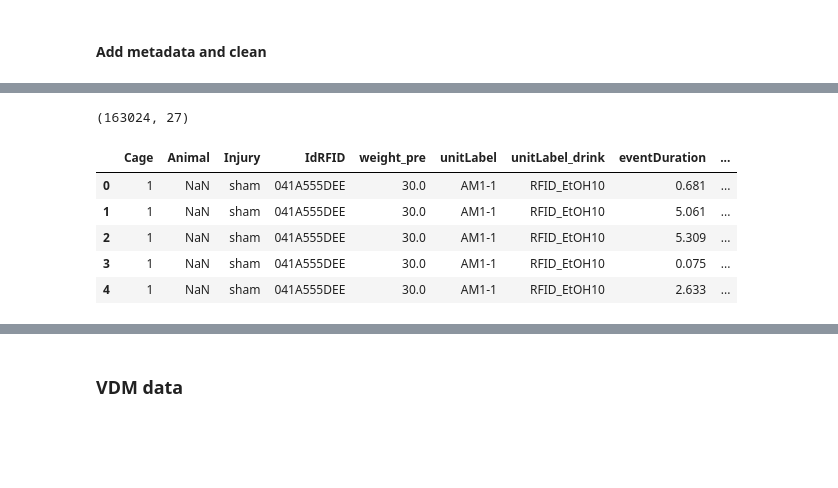
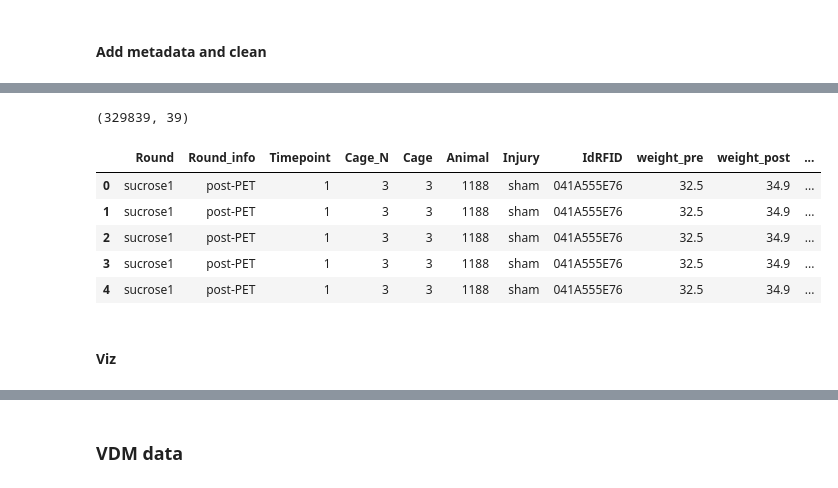
Before and after one commit to grace3999/RFID_polysubstance, a Jupyter notebook: RFID_VDM_wsucrose.ipynb, the cells around one changed output, grey strips where cells are left out. Cells and saved outputs as stored; diff of their text form; code cells hidden in the pictures; blank space fills up the shorter version.

```diff
--- a/RFID_VDM_wsucrose.ipynb
+++ b/RFID_VDM_wsucrose.ipynb
@@ -47,6 +50,9 @@ data_RFID = pd.DataFrame()
 
 for path in RFID_data_dir_paths:
     print(path)
+
+    if path.split('/')[-1] == '.DS_Store':
+        continue
 
     #create data table
     data_RFID_int = pd.read_csv(path, sep=';', encoding='utf-16')
@@ -201,10 +211,15 @@ plt.show()
 #column of running day count
 dat_map = dict(zip(data_RFID_next['RFID_date'].unique(), np.arange(1,len(data_RFID_next['RFID_date'].unique())+1)))
 data_RFID_next['RFID_day_count'] = data_RFID_next['RFID_date'].map(dat_map)
-#column of running hour and minute count
-data_RFID_next['RFID_hour_count'] = (data_RFID_next['RFID_day_count']*24) + data_RFID_next['RFID_hour'] - 24
-data_RFID_next['RFID_min_count'] = (data_RFID_next['RFID_hour_count']*60) + data_RFID_next['RFID_min'] - 60
-data_RFID_next['RFID_sec_count'] = (data_RFID_next['RFID_min_count']*60) + data_RFID_next['RFID_second'] - 60
+
+#column of running min and second count within each day
+data_RFID_next['RFID_min_count'] = (data_RFID_next['RFID_hour']*60) + data_RFID_next['RFID_min']
+data_RFID_next['RFID_sec_count'] = (data_RFID_next['RFID_min_count']*60) + data_RFID_next['RFID_second']
+
+#column of running hour and minute count across all days
+data_RFID_next['RFID_hour_count_running'] = (data_RFID_next['RFID_day_count']*24) + data_RFID_next['RFID_hour'] - 24
+data_RFID_next['RFID_min_count_running'] = (data_RFID_next['RFID_hour_count_running']*60) + data_RFID_next['RFID_min']
+data_RFID_next['RFID_sec_count_running'] = (data_RFID_next['RFID_min_count_running']*60) + data_RFID_next['RFID_second'] - 60
 
 print(data_RFID_next.shape)
 data_RFID_next.head()
@@ -220,11 +235,11 @@ data_RFID_next.head()
 #### Add light dark
 # %%
 def assign_ld(time):
-    if (time > 5) & (time < 18):
+    if (time >= 6) & (time < 18):
         return 'light'
     if (time >= 0) & (time < 6):
         return 'dark_am'
-    if (time > 17):
+    if (time >= 18):
         return 'dark_pm'
 
 data_RFID_next['ld_seg'] = data_RFID_next['RFID_hour'].apply(assign_ld)
@@ -295,7 +310,7 @@ print(data_RFID_next.shape)
 # %% [markdown]
 #### Add metadata and clean
 # %%
-meta_path = '/Users/abbieschindler/Documents/Schindler_Lab/Data/Ethanol/RFID/meta_data_r2.xlsx'
+meta_path = '/Users/abbieschindler/Documents/Schindler_Lab/Data/Ethanol/RFID/RFID_meta_data.xlsx'
 meta_data = pd.read_excel(meta_path)
 meta_data = pd.DataFrame(data = meta_data)
 
@@ -314,19 +343,26 @@ data_RFID_final.head()
 # %%
-data_RFID_final = data_RFID_final[['Cage', 'Animal', 'Injury', 'IdRFID', 'weight_pre',
+data_RFID_final = data_RFID_final[['Round', 'Round_info', 'Timepoint', 'Cage_N', 'Cage', 'Animal',
+                                   'Injury', 'IdRFID', 'weight_pre', 'weight_post', 'weight_diff',
+                                   'notes', 'wd_day', 'r_day',
                                    'unitLabel', 'unitLabel_drink', 'eventDuration',
                                    'RFID_datetime_start', 'RFID_datetime_end',
-                                   'RFID_datetime_start_next', 'IdRFID_next', 'IdRFID_diff_next', 'time_diff_next',
+                                   'RFID_datetime_start_next', 'IdRFID_next',
+                                   'IdRFID_diff_next', 'time_diff_next', 'time_diff_next_round',
                                    'RFID_time_start', 'RFID_time_end',
-                                   'RFID_date', 'RFID_day', 'ld', 'ld_seg', 'RFID_hour', 'RFID_min', 'RFID_second',
-                                   'RFID_day_count', 'RFID_hour_count', 'RFID_min_count', 'RFID_sec_count']]
+                                   'RFID_date', 'RFID_day', 'ld', 'ld_seg', 'RFID_day_count',
+                                   'RFID_hour', 'RFID_min', 'RFID_second',
+                                   'RFID_min_count', 'RFID_sec_count',
+                                   'RFID_hour_count_running', 'RFID_min_count_running', 'RFID_sec_count_running']]
 
 print(data_RFID_final.shape)
 data_RFID_final.head()
 # %% [output]
-(163024, 27)
+(329839, 39)
-|  | Cage | Animal | Injury | IdRFID | weight_pre | unitLabel | unitLabel_drink | eventDuration | ... |
-| 0 | 1 | NaN | sham | 041A555DEE | 30.0 | AM1-1 | RFID_EtOH10 | 0.681 | ... |
-| 1 | 1 | NaN | sham | 041A555DEE | 30.0 | AM1-1 | RFID_EtOH10 | 5.061 | ... |
-| 2 | 1 | NaN | sham | 041A555DEE | 30.0 | AM1-1 | RFID_EtOH10 | 5.309 | ... |
-| 3 | 1 | NaN | sham | 041A555DEE | 30.0 | AM1-1 | RFID_EtOH10 | 0.075 | ... |
-| 4 | 1 | NaN | sham | 041A555DEE | 30.0 | AM1-1 | RFID_EtOH10 | 2.633 | ... |
+|  | Round | Round_info | Timepoint | Cage_N | Cage | Animal | Injury | IdRFID | weight_pre | weight_post | ... |
+| 0 | sucrose1 | post-PET | 1 | 3 | 3 | 1188 | sham | 041A555E76 | 32.5 | 34.9 | ... |
+| 1 | sucrose1 | post-PET | 1 | 3 | 3 | 1188 | sham | 041A555E76 | 32.5 | 34.9 | ... |
+| 2 | sucrose1 | post-PET | 1 | 3 | 3 | 1188 | sham | 041A555E76 | 32.5 | 34.9 | ... |
+| 3 | sucrose1 | post-PET | 1 | 3 | 3 | 1188 | sham | 041A555E76 | 32.5 | 34.9 | ... |
+| 4 | sucrose1 | post-PET | 1 | 3 | 3 | 1188 | sham | 041A555E76 | 32.5 | 34.9 | ... |
+# %% [markdown]
+#### Viz
```
Also changed, not shown: parts of 37 cells of this notebook.
